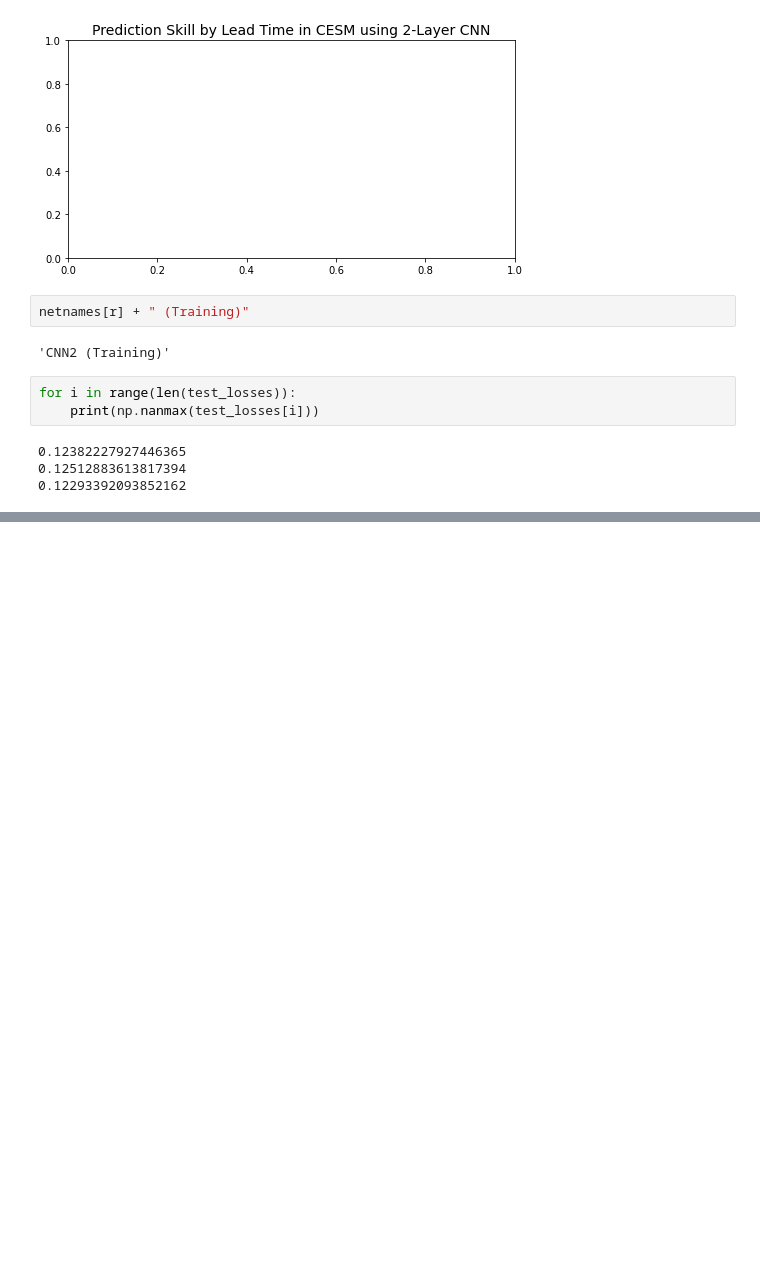
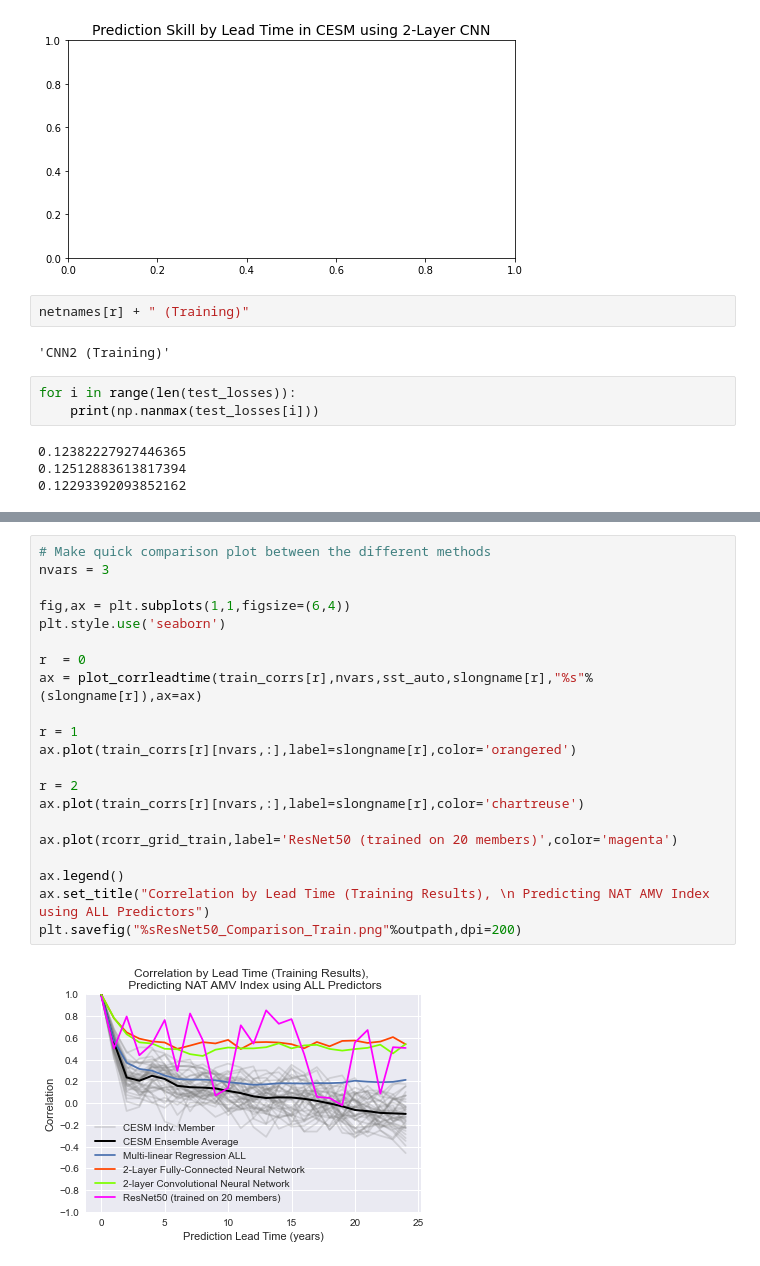
Before and after one commit to glennliu265/predict_amv, a Jupyter notebook: Analysis/plot_leadtime_network_comparisons.ipynb, the cells around one changed output, grey strips where cells are left out. Saved outputs shown, nothing was run; the diff lists cells and outputs as text; blank space fills up the shorter version.

```diff
--- a/Analysis/plot_leadtime_network_comparisons.ipynb
+++ b/Analysis/plot_leadtime_network_comparisons.ipynb
@@ -393,0 +476,23 @@ for i in range(len(test_losses)):
+# %%
+# Make quick comparison plot between the different methods
+nvars = 3
+
+fig,ax = plt.subplots(1,1,figsize=(6,4))
+plt.style.use('seaborn')
+
+r  = 0
+ax = plot_corrleadtime(train_corrs[r],nvars,sst_auto,slongname[r],"%s"%(slongname[r]),ax=ax)
+
+r = 1
+ax.plot(train_corrs[r][nvars,:],label=slongname[r],color='orangered')
+
+r = 2
+ax.plot(train_corrs[r][nvars,:],label=slongname[r],color='chartreuse')
+
+ax.plot(rcorr_grid_train,label='ResNet50 (trained on 20 members)',color='magenta')
+
+ax.legend()
+ax.set_title("Correlation by Lead Time (Training Results), \n Predicting NAT AMV Index using ALL Predictors")
+plt.savefig("%sResNet50_Comparison_Train.png"%outpath,dpi=200)
+# %% [output]
+[figure, added]
```
Also changed, not shown: parts of 11 cells of this notebook.
